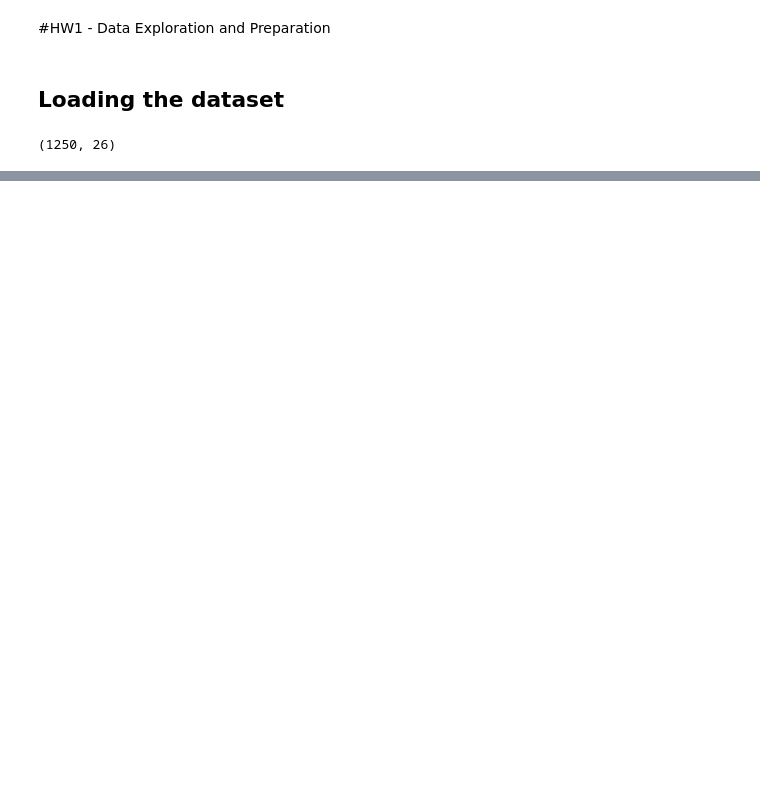
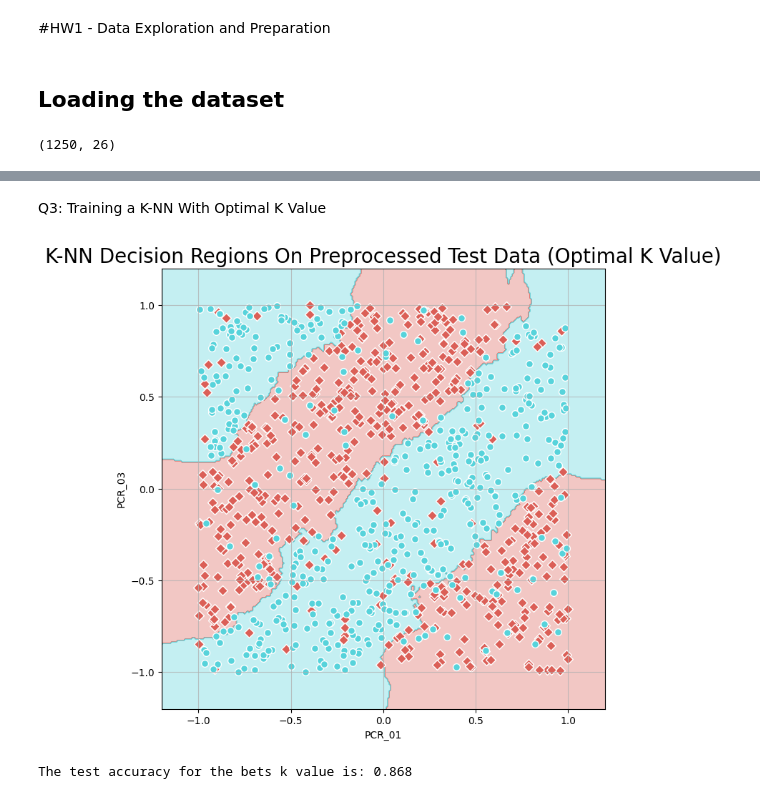
Before and after one commit to YonatanRozen/IML_MAJOR2, a Jupyter notebook: Major_HW2.ipynb, the cells around one changed output, grey strips where cells are left out. Cells and saved outputs as stored; diff of their text form; code cells hidden in the pictures; blank space fills up the shorter version.

```diff
--- a/Major_HW2.ipynb
+++ b/Major_HW2.ipynb
@@ -206,0 +255,15 @@ NameError: name 'data_train_original' is not defined
+# %% [markdown]
+Q3: Training a K-NN With Optimal K Value
+# %%
+# Create a KNN classifier with the best k value
+knn = KNeighborsClassifier(n_neighbors=13)
+knn.fit(temp_df, train_df_preprocessed['spread'])
+
+# Visualize the decision regions
+visualize_clf(knn, temp_df, train_df_preprocessed['spread'], "K-NN Decision Regions On Preprocessed Test Data (Optimal K Value)",
+               "PCR_01", "PCR_03")
+
+print("The test accuracy for the bets k value is:", knn.score(test_df_preprocessed[['PCR_01', 'PCR_03']], test_df_preprocessed['spread']))
+# %% [output]
+[figure, added]
+The test accuracy for the bets k value is: 0.868
```
Also changed, not shown: parts of 11 cells of this notebook.
